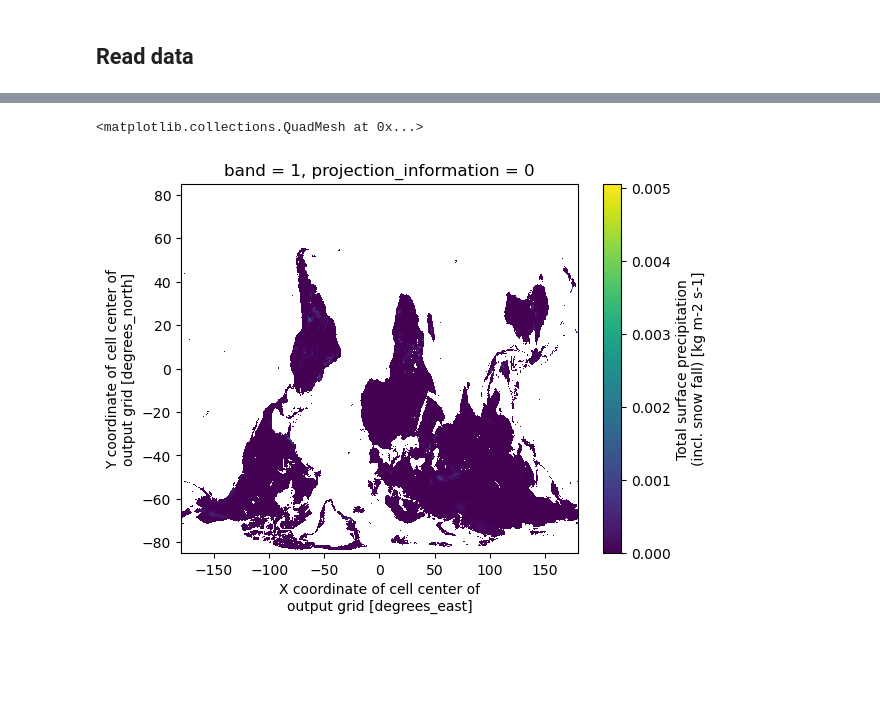
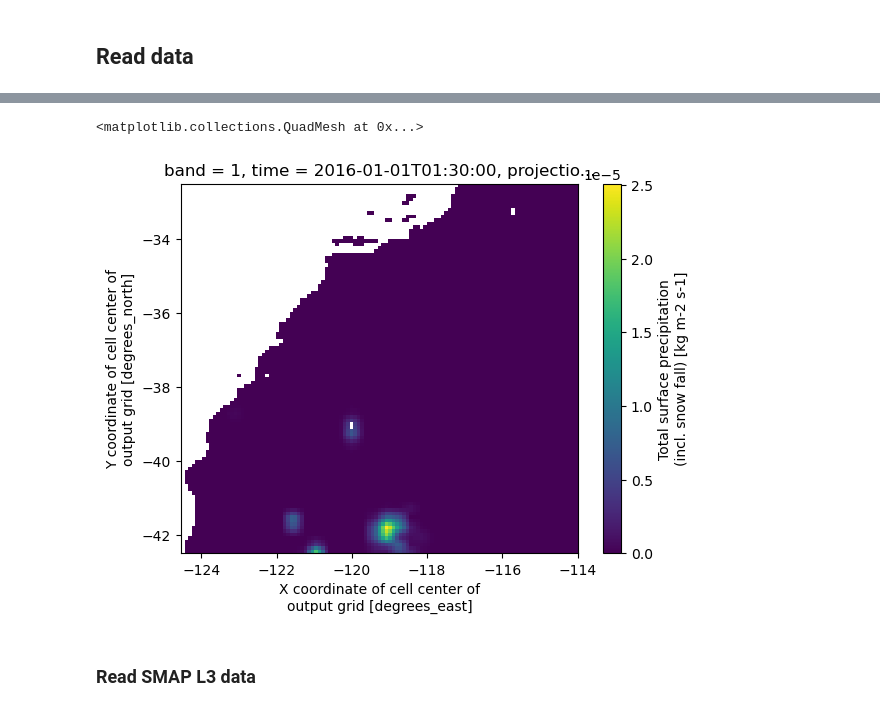
Before and after one commit to RY4GIT/SMSigxSMAP, a Jupyter notebook: 2_code_to_analyze/test_area_sample_dask_x_xarray.ipynb, the cells around one changed output, grey strips where cells are left out. Saved outputs shown, nothing was run; the diff lists cells and outputs as text; code cells hidden in the pictures; blank space fills up the shorter version.

```diff
--- a/2_code_to_analyze/test_area_sample_dask_x_xarray.ipynb
+++ b/2_code_to_analyze/test_area_sample_dask_x_xarray.ipynb
@@ -242,8 +101,12 @@ valid_max :
 0.050000001
 valid_min :
 0
-# %%
-ds_SMAPL4_P.plot()
-# %% [output]
-<matplotlib.collections.QuadMesh at 0x...>
-[figure, removed]
+# %%
+ds_SMAPL4_P_clipped = ds_SMAPL4_P.sel(x=slice(minx, maxx), y=slice(maxy*(-1), miny*(-1)))
+ds_SMAPL4_P_clipped.sel(time='2016-01-01 01:30:00').plot()
+# ds_SMAPL4_P.rio.write_crs('epsg:4326', inplace=True)
+# %% [output]
+<matplotlib.collections.QuadMesh at 0x...>
+[figure, added]
+# %% [markdown]
+### Read SMAP L3 data
```
Also changed, not shown: parts of 13 cells of this notebook.
